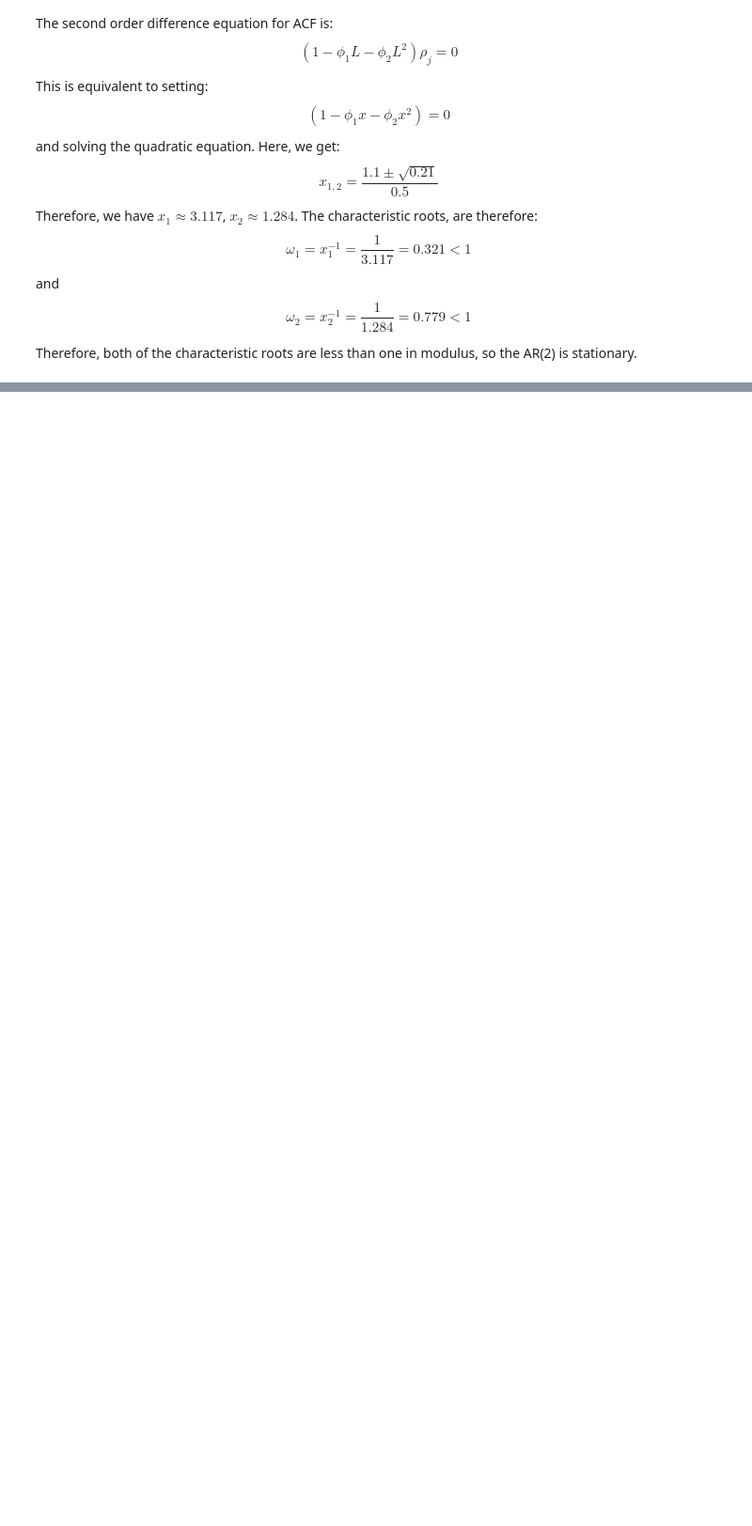
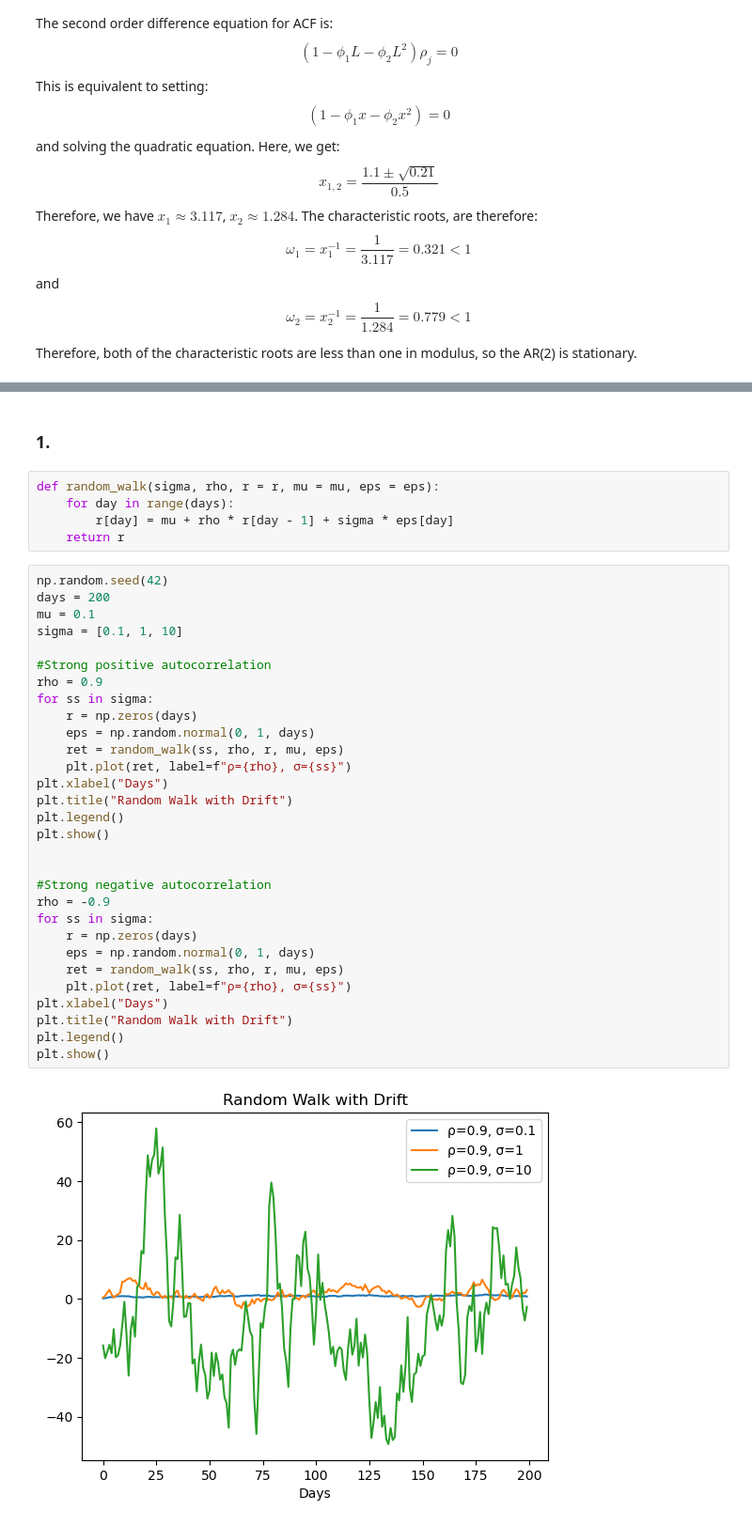
Before and after one commit to hg2777/Time-Series, a Jupyter notebook: PS2/ProblemSet2.ipynb, the cells around one changed output, grey strips where cells are left out. Shown at 94% size. Saved outputs shown, nothing was run; the diff lists cells and outputs as text; blank space fills up the shorter version.

```diff
--- a/PS2/ProblemSet2.ipynb
+++ b/PS2/ProblemSet2.ipynb
@@ -308,0 +386,39 @@ Therefore, both of the characteristic roots are less than one in modulus, so the
+# %% [markdown]
+### 1.
+# %%
+def random_walk(sigma, rho, r = r, mu = mu, eps = eps):
+    for day in range(days):
+        r[day] = mu + rho * r[day - 1] + sigma * eps[day]
+    return r
+# %%
+np.random.seed(42)
+days = 200
+mu = 0.1
+sigma = [0.1, 1, 10]
+
+#Strong positive autocorrelation
+rho = 0.9
+for ss in sigma:
+    r = np.zeros(days)
+    eps = np.random.normal(0, 1, days)
+    ret = random_walk(ss, rho, r, mu, eps)
+    plt.plot(ret, label=f"ρ={rho}, σ={ss}")
+plt.xlabel("Days")
+plt.title("Random Walk with Drift")
+plt.legend()
+plt.show()
+
+
+#Strong negative autocorrelation
+rho = -0.9
+for ss in sigma:
+    r = np.zeros(days)
+    eps = np.random.normal(0, 1, days)
+    ret = random_walk(ss, rho, r, mu, eps)
+    plt.plot(ret, label=f"ρ={rho}, σ={ss}")
+plt.xlabel("Days")
+plt.title("Random Walk with Drift")
+plt.legend()
+plt.show()
+# %% [output]
+[figure, added]
```
Also changed, not shown: parts of 29 cells of this notebook.
